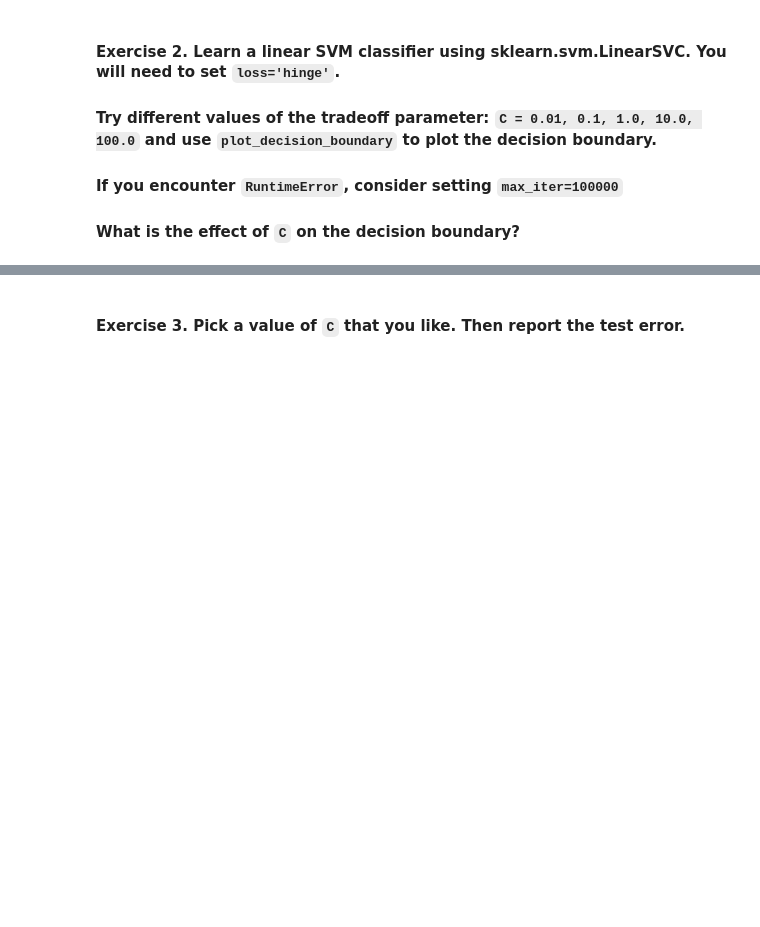
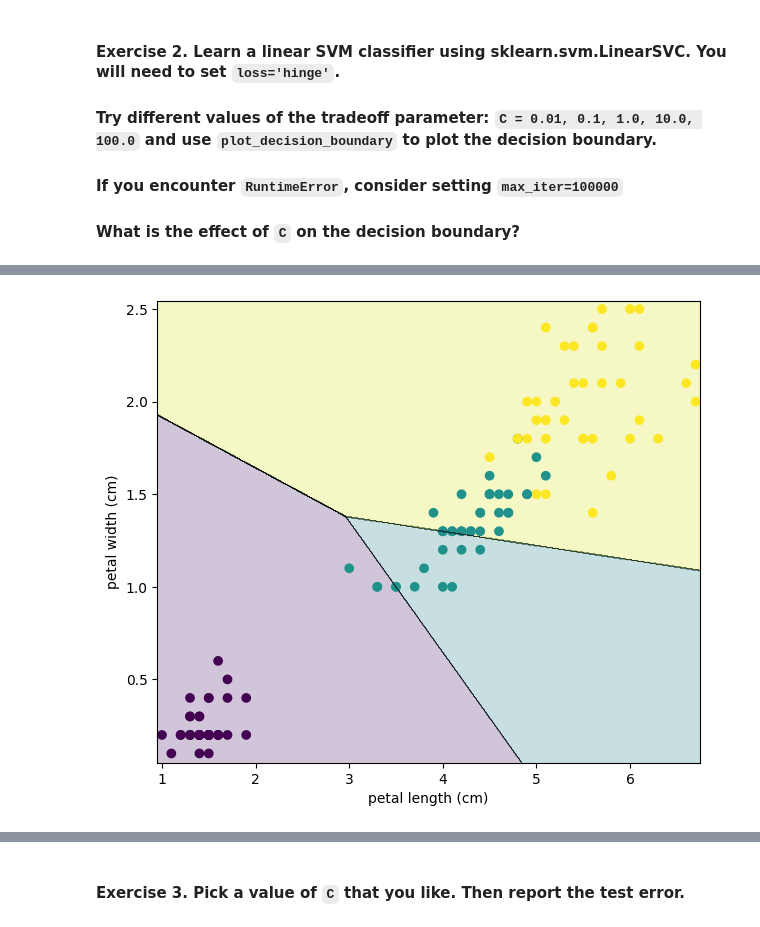
Before and after one commit to CYK-09/229352-StatisticalLearning, a Jupyter notebook: Lab06_SVM.ipynb, the cells around one changed output, grey strips where cells are left out. Drawn from its saved outputs; the diff is of its cells as text; code cells hidden in the pictures; blank space fills up the shorter version.

```diff
--- a/Lab06_SVM.ipynb
+++ b/Lab06_SVM.ipynb
@@ -69,0 +106,6 @@ def plot_decision_boundary(clf, X, y):
+# %%
+linsvc = LinearSVC(C=1, loss='hinge', max_iter=100000)
+linsvc.fit(X_train, y_train)
+plot_decision_boundary(linsvc, X_train, y_train)
+# %% [output]
+[figure, added]
```
Also changed, not shown: parts of 22 cells of this notebook.
